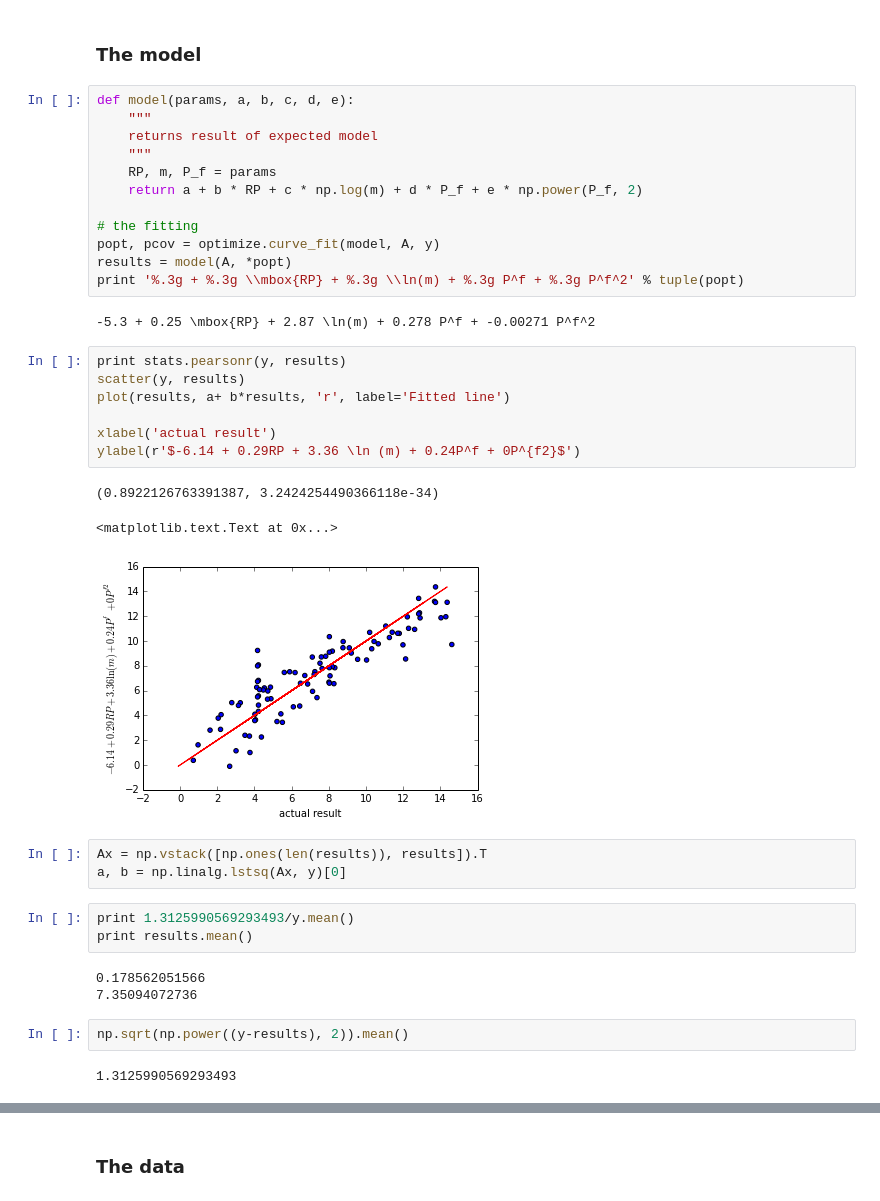
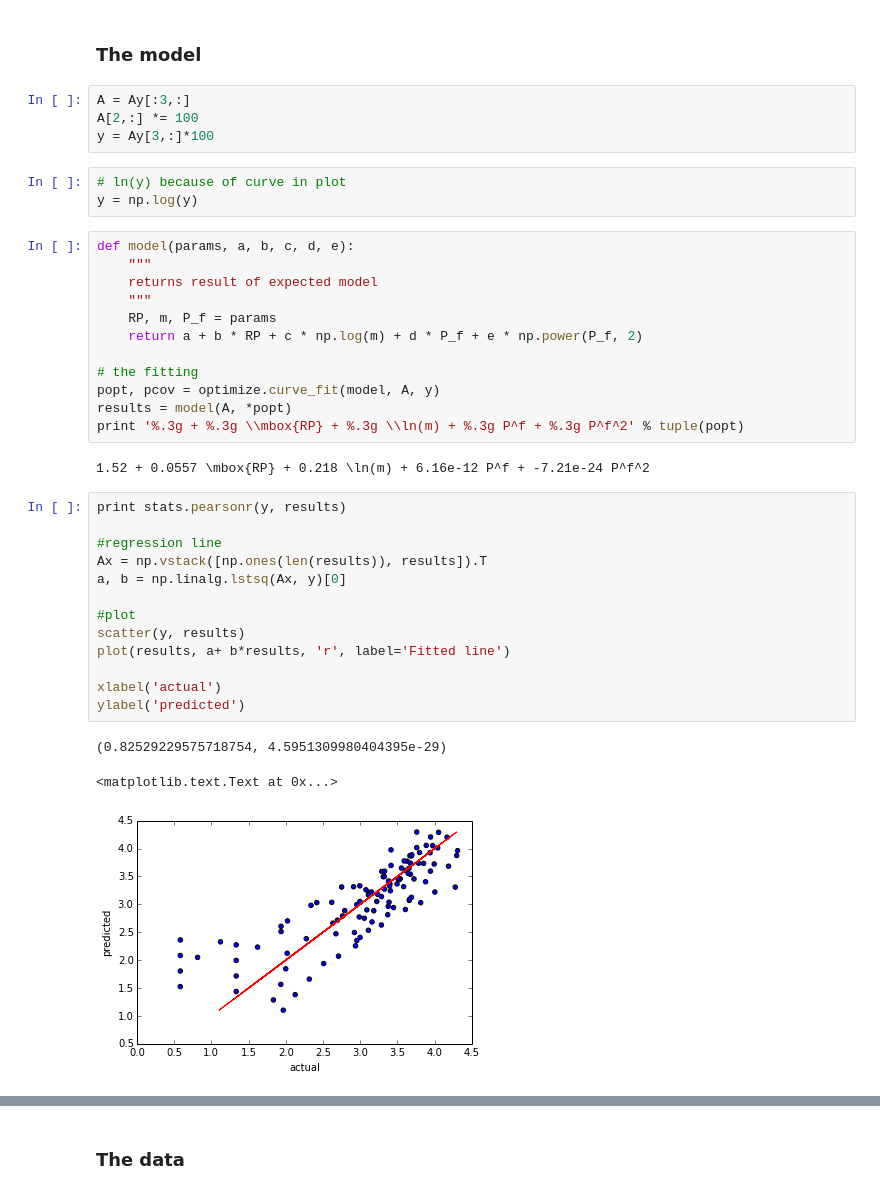
Before and after one commit to vankempen/Thesis, a Jupyter notebook: Simulation/Model optimization.ipynb, the cells around one changed output, grey strips where cells are left out. Saved outputs shown, nothing was run; the diff lists cells and outputs as text.

```diff
--- a/Simulation/Model optimization.ipynb
+++ b/Simulation/Model optimization.ipynb
@@ -3,6 +3,13 @@ import numpy as np
 from scipy import optimize, stats
 # %% [markdown]
 ### The model
+# %%
+A = Ay[:3,:]
+A[2,:] *= 100
+y = Ay[3,:]*100
+# %%
+# ln(y) because of curve in plot
+y = np.log(y)
 # %%
 def model(params, a, b, c, d, e):
     """
@@ -16,28 +23,21 @@ popt, pcov = optimize.curve_fit(model, A, y)
 results = model(A, *popt)
 print '%.3g + %.3g \\mbox{RP} + %.3g \\ln(m) + %.3g P^f + %.3g P^f^2' % tuple(popt)
 # %% [output]
--5.3 + 0.25 \mbox{RP} + 2.87 \ln(m) + 0.278 P^f + -0.00271 P^f^2
+1.52 + 0.0557 \mbox{RP} + 0.218 \ln(m) + 6.16e-12 P^f + -7.21e-24 P^f^2
 # %%
 print stats.pearsonr(y, results)
+
+#regression line
+Ax = np.vstack([np.ones(len(results)), results]).T
+a, b = np.linalg.lstsq(Ax, y)[0]
+
+#plot
 scatter(y, results)
 plot(results, a+ b*results, 'r', label='Fitted line')
 
-xlabel('actual result')
-ylabel(r'$-6.14 + 0.29RP + 3.36 \ln (m) + 0.24P^f + 0P^{f2}$')
+xlabel('actual')
+ylabel('predicted')
 # %% [output]
-(0.8922126763391387, 3.2424254490366118e-34)
+(0.82529229575718754, 4.5951309980404395e-29)
 <matplotlib.text.Text at 0x...>
-[figure, old version]
+[figure, new version]
-# %%
-Ax = np.vstack([np.ones(len(results)), results]).T
-a, b = np.linalg.lstsq(Ax, y)[0]
-# %%
-print 1.3125990569293493/y.mean()
-print results.mean()
-# %% [output]
-0.178562051566
-7.35094072736
-# %%
-np.sqrt(np.power((y-results), 2)).mean()
-# %% [output]
-1.3125990569293493
```
Also changed, not shown: parts of 13 cells of this notebook, 8 other files.
